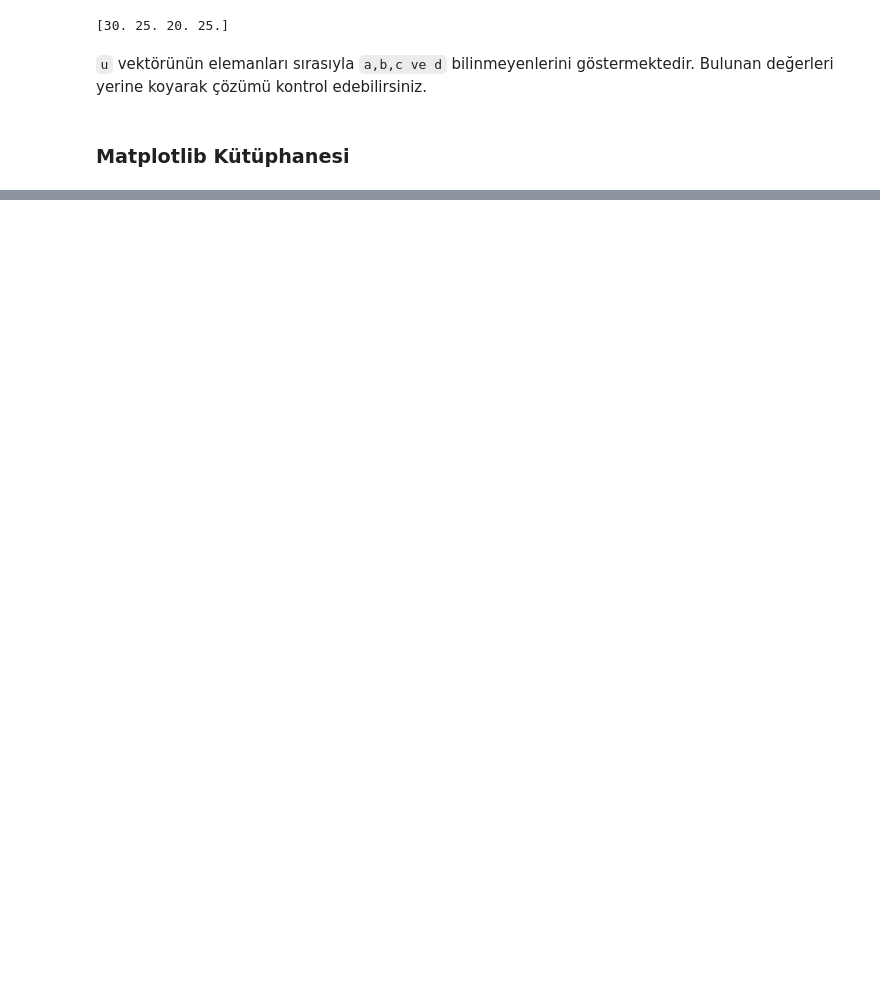
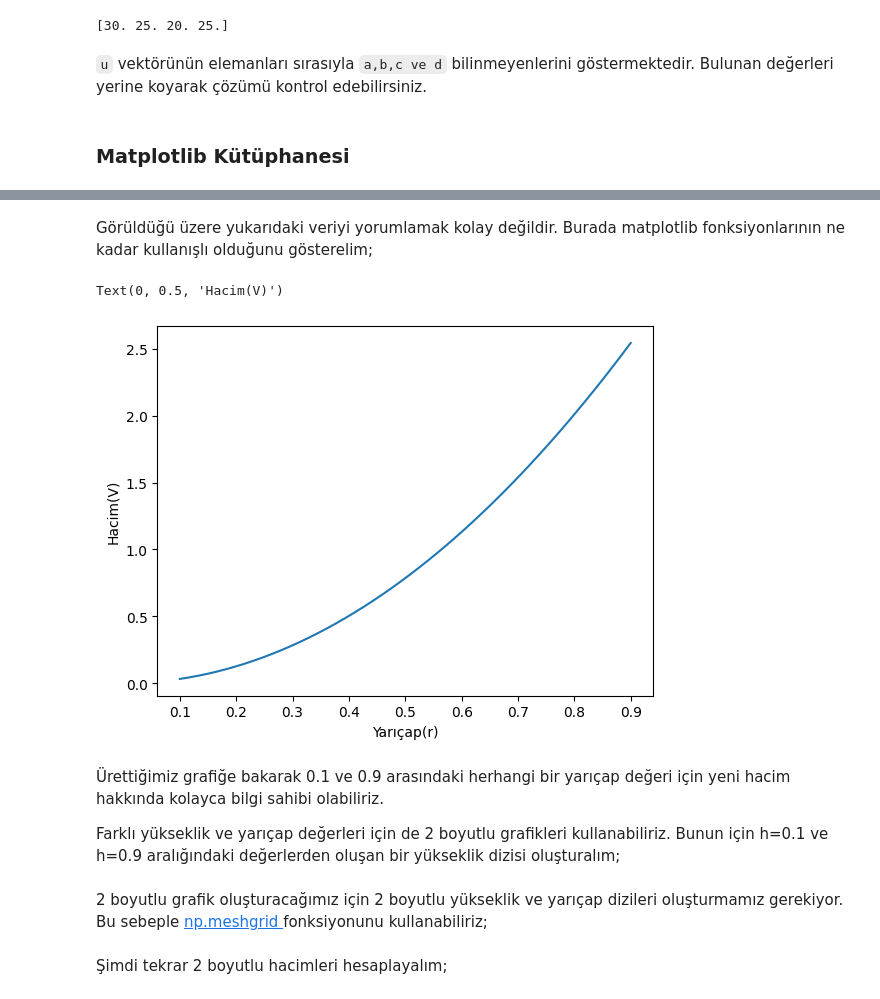
Before and after one commit to seatemelleri/SEA-Temelleri, a Jupyter notebook: Dersler/2_PythonGiris.ipynb, the cells around one changed output, grey strips where cells are left out. Cells and saved outputs as stored; diff of their text form; code cells hidden in the pictures; blank space fills up the shorter version.

```diff
--- a/Dersler/2_PythonGiris.ipynb
+++ b/Dersler/2_PythonGiris.ipynb
@@ -130,0 +148,3 @@ print(u)
+# %%
+h = 1 # m
+r = np.linspace(0.1,0.9)
@@ -130,0 +153,3 @@ print(u)
+# %%
+def hacim(h,r):
+    return np.pi*r**2*h
@@ -130,0 +158,3 @@ print(u)
+# %%
+hacimler = hacim(h,r)
+print(hacimler)
@@ -130,0 +171,13 @@ print(u)
+# %% [markdown]
+Görüldüğü üzere yukarıdaki veriyi yorumlamak kolay değildir. Burada matplotlib fonksiyonlarının ne kadar kullanışlı olduğunu gösterelim;
+# %%
+plt.plot(r,hacimler)
+plt.xlabel("Yarıçap(r)")
+plt.ylabel("Hacim(V)")
+# %% [output]
+Text(0, 0.5, 'Hacim(V)')
+[figure, added]
+# %% [markdown]
+Ürettiğimiz grafiğe bakarak 0.1 ve 0.9 arasındaki herhangi bir yarıçap değeri için yeni hacim hakkında kolayca bilgi sahibi olabiliriz.
+
+Farklı yükseklik ve yarıçap değerleri için de 2 boyutlu grafikleri kullanabiliriz. Bunun için h=0.1 ve h=0.9 aralığındaki değerlerden oluşan bir yükseklik dizisi oluşturalım;
@@ -130,0 +186,2 @@ print(u)
+# %% [markdown]
+2 boyutlu grafik oluşturacağımız için 2 boyutlu yükseklik ve yarıçap dizileri oluşturmamız gerekiyor. Bu sebeple <a href="https://numpy.org/doc/stable/reference/generated/numpy.meshgrid.html"> np.meshgrid </a>  fonksiyonunu kullanabiliriz;
@@ -130,0 +190,2 @@ print(u)
+# %% [markdown]
+Şimdi tekrar 2 boyutlu hacimleri hesaplayalım;
```
Also changed, not shown: parts of 24 cells of this notebook.
